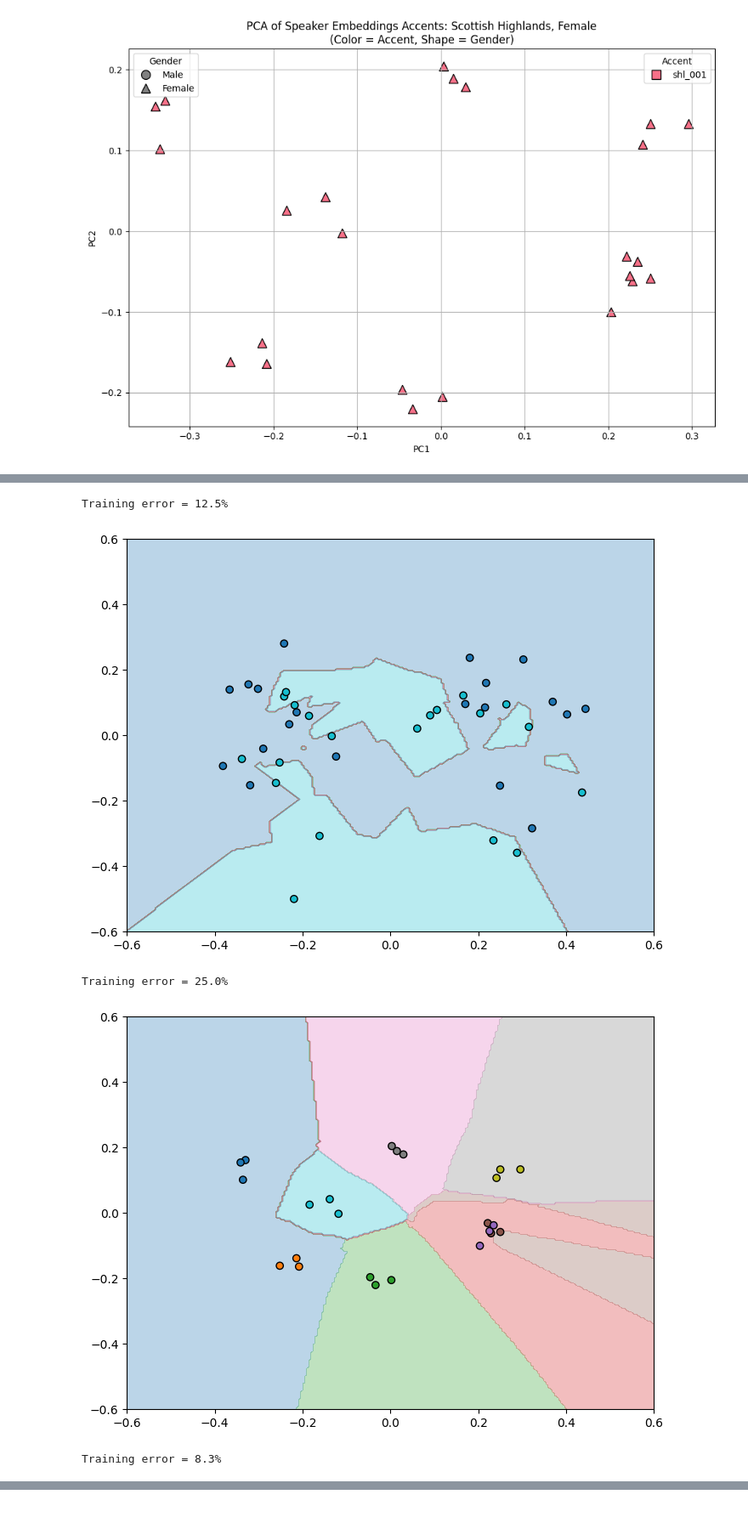
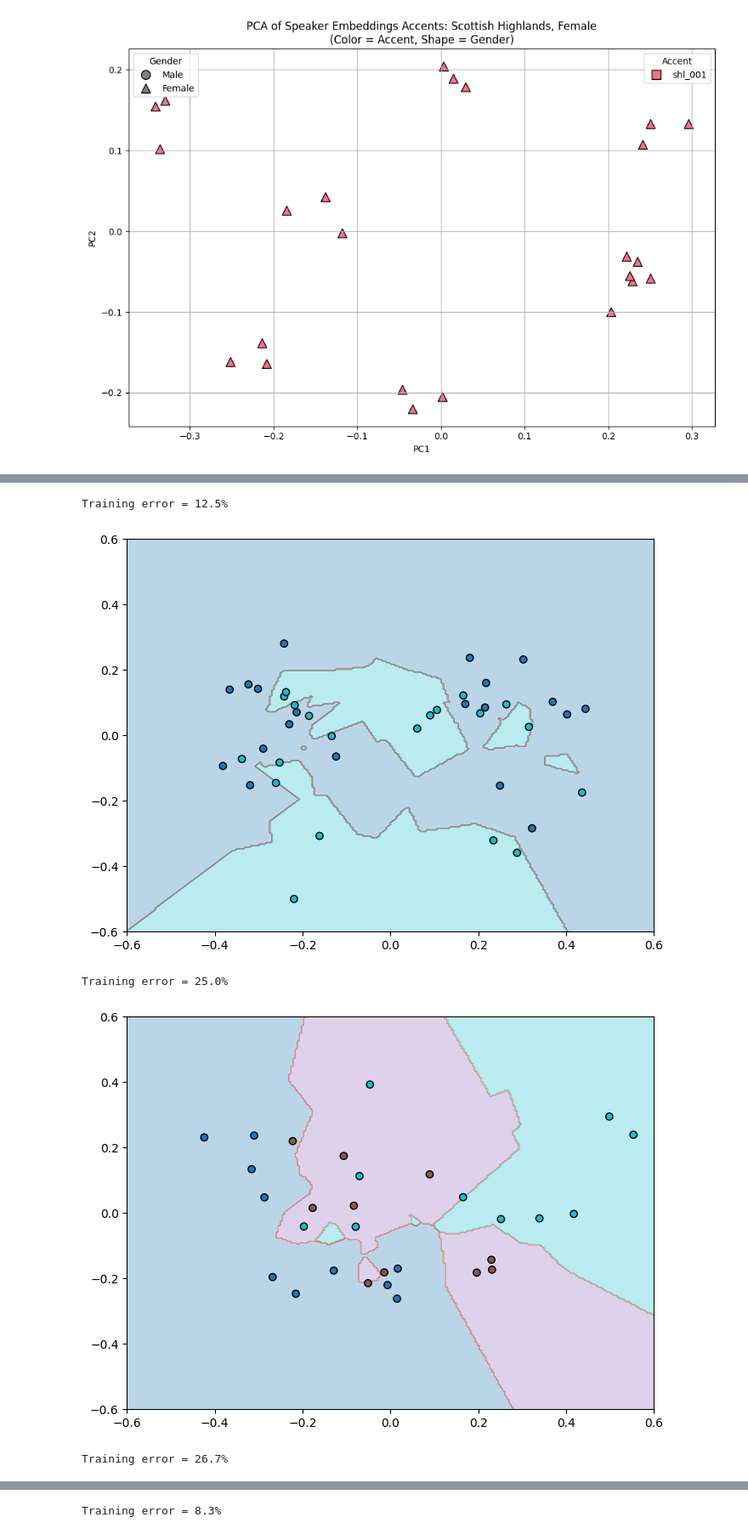
Before and after one commit to carmelgafa/ari5121-project, a Jupyter notebook: VoiceSimilarityAnalysis-code/analysis.ipynb, the cells around one changed output, grey strips where cells are left out. Shown at 85% size. Cells and saved outputs as stored; diff of their text form; code cells hidden in the pictures.

```diff
--- a/VoiceSimilarityAnalysis-code/analysis.ipynb
+++ b/VoiceSimilarityAnalysis-code/analysis.ipynb
@@ -547,41 +594,42 @@ from sklearn.svm import SVC
 from sklearn.datasets import make_blobs
 from sklearn.metrics import classification_report, confusion_matrix
 from sklearn.neighbors import KNeighborsClassifier
+from sklearn.preprocessing import LabelEncoder
 
 
 def classifier_fit(X, y, neighbors=2):
+    ''' fits a classifier to the data and plots the decision boundary '''
+
+    le = LabelEncoder()
 
     clf = KNeighborsClassifier(n_neighbors=neighbors)
-    y_encoded = le.fit_transform(y)  # e.g. shl_001 -> 0, ilo_001 -> 1
+    y_encoded = le.fit_transform(y)  # this will do something like shl_001 -> 0, ilo_001 -> 1
 
     clf.fit(X, y_encoded)
     plot_surface(clf, X, y_encoded, xlim=(-0.6, 0.6), ylim=(-0.6, 0.6))
 
-    y_encoded = le.transform(y)  # Encode y_1 using same label encoder
-
     print("Training error = {:.1f}%".format(100 * zero_one_loss(y_encoded, clf.predict(X))))
-
 
 
 y_2 = result_2['accent']
 X_2 = result_2[['PC1', 'PC2']]
 classifier_fit(X_2, y_2)
 
 X_3 = result_3[['PC1', 'PC2']]
 y_3 = result_3['accent']
 classifier_fit(X_3, y_3)
 
-# X_4 = result_4[['PC1', 'PC2']]
-# y_4 = result_4['accent']
-# classifier_fit(X_4, y_4)
+X_4 = result_4[['PC1', 'PC2']]
+y_4 = result_4['accent']
+classifier_fit(X_4, y_4)
 
 X_5 = result_5[['PC1', 'PC2']]
 y_5 = result_5['speaker']
 classifier_fit(X_5, y_5, neighbors=2)
 # %% [output]
 [figure]
 Training error = 12.5%
 [figure]
 Training error = 25.0%
-[figure, old version]
+[figure, new version]
-Training error = 8.3%
+Training error = 26.7%
@@ -587,0 +637 @@ Training error = 8.3%
+Training error = 8.3%
```
Also changed, not shown: parts of 7 cells of this notebook, 18 other files.
